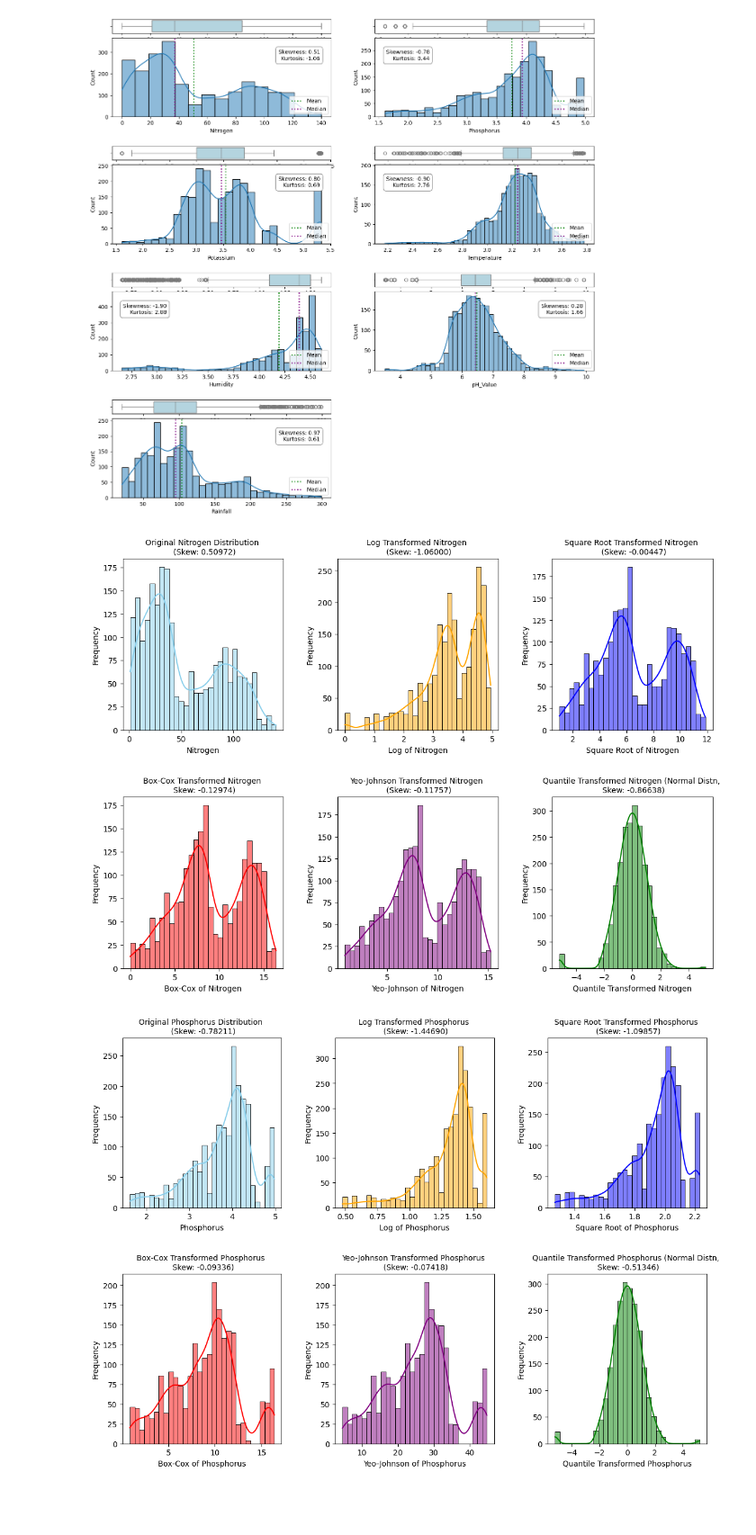
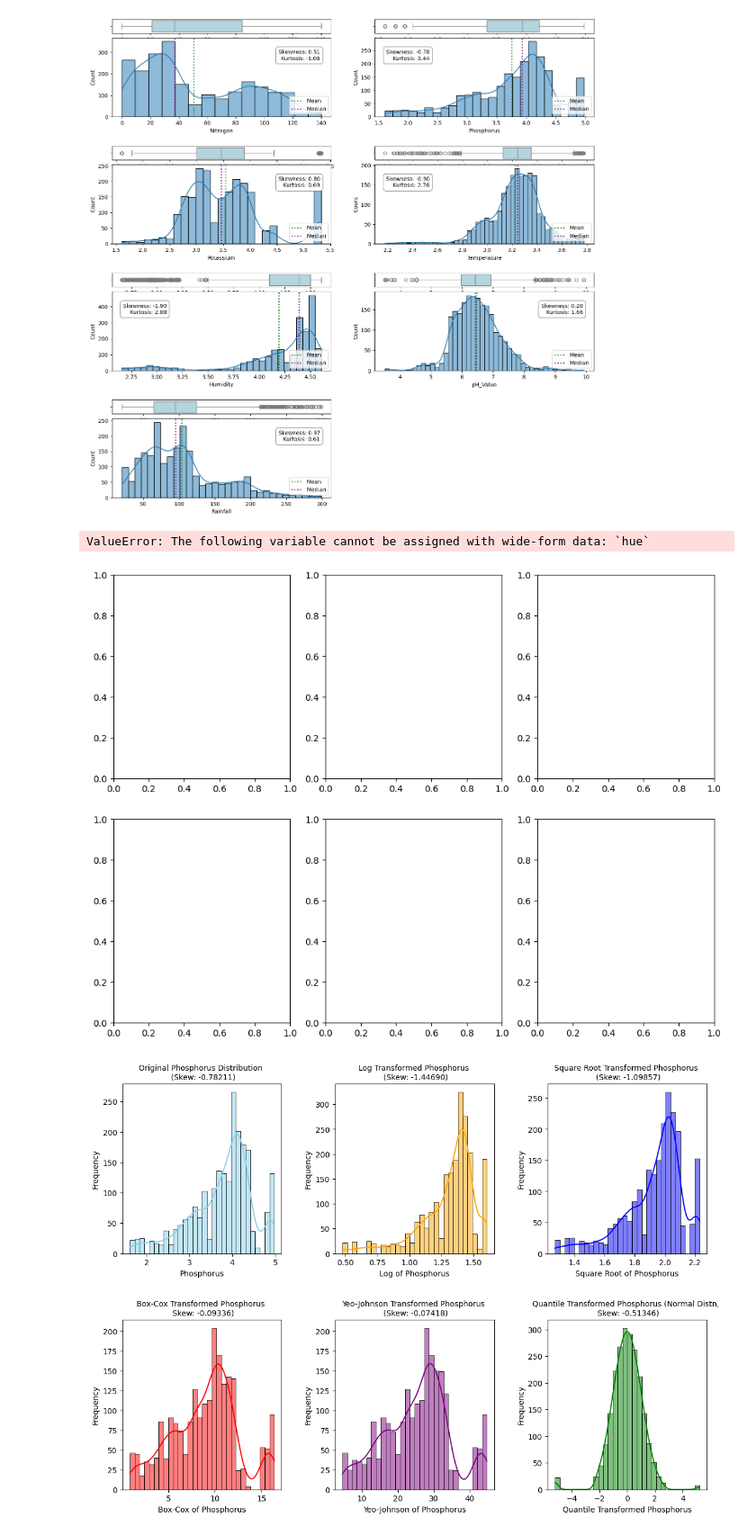
Before and after one commit to subhangi03/AgriSage, a Jupyter notebook: cleaning.ipynb, the cells around one changed output. Shown at 90% size. Cells and saved outputs as stored; diff of their text form; code cells hidden in the pictures; blank space fills up the shorter version.

```diff
--- a/cleaning.ipynb
+++ b/cleaning.ipynb
@@ -281,7 +283,17 @@ Transformed Data:
 from scipy.stats import boxcox, yeojohnson
 from sklearn.preprocessing import QuantileTransformer
 # %%
-def transformation_method(data, feature):
+def transformation_method(data, feature, target):
+        # Check if the data object actually has any data in it
+    empty = data is None or data.empty
+    if empty:
+        print("The data object is empty or not provided.")
+        return
+
+    # Ensure the target is categorical
+    if not pd.api.types.is_categorical_dtype(data[target]):
+        data[target] = pd.Categorical(data[target])
+
     fig, axes = plt.subplots(2, 3, figsize=(12, 9))  # Adjusted for an additional plot
 
     axes = axes.flatten()
@@ -292,7 +304,7 @@ def transformation_method(data, feature):
 
     # Calculate skewness
     # Original Distribution of the feature
-    sb.histplot(data[feature], kde=True, bins=30, color='skyblue', ax=axes[0])
+    sb.histplot(data[feature], kde=True, bins=30, hue=target, palette='viridis', ax=axes[0])
     axes[0].set_title(f'Original {feature} Distribution \n (Skew: {data[feature].skew():.5f})', fontsize=10)
     axes[0].set_xlabel(feature, fontsize=10)
     axes[0].set_ylabel('Frequency', fontsize=10)
@@ -345,9 +357,10 @@ def transformation_method(data, feature):
     plt.tight_layout(pad=3.0)
     plt.show()
 # %%
-transformation_method(a1, features[0])
+transformation_method(a1, features[0], 'Crop')
 # %% [output]
+ValueError: The following variable cannot be assigned with wide-form data: `hue`
-[figure, old version]
+[figure, new version]
 # %%
 transformation_method(a1, features[1])
 # %% [output]
```
Also changed, not shown: parts of 8 cells of this notebook.
